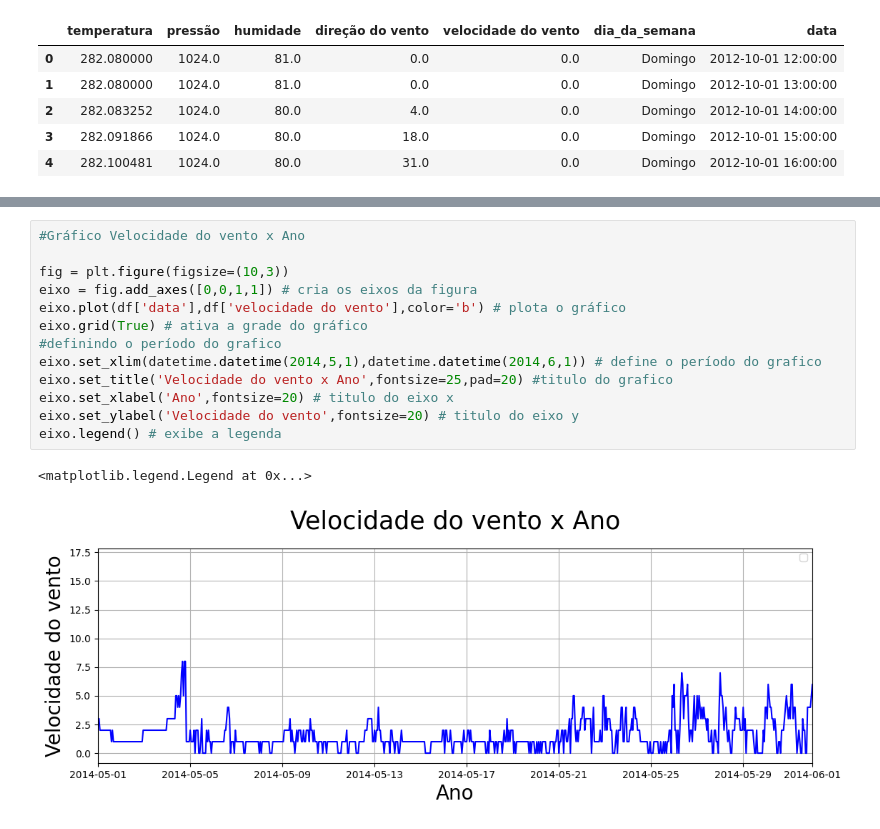
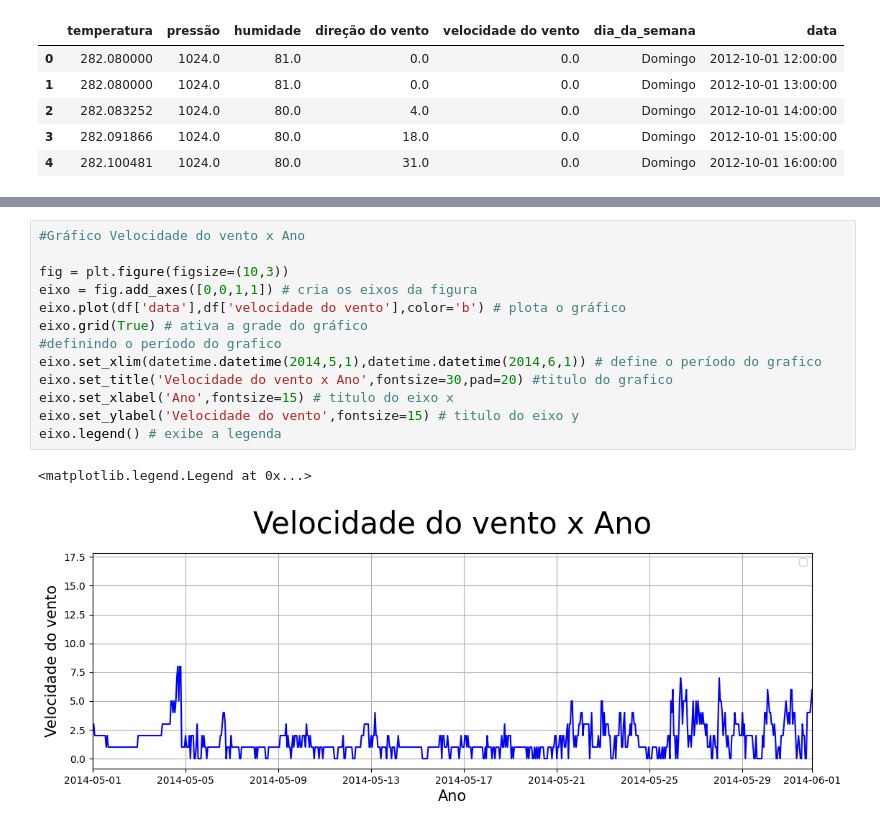
Before and after one commit to Lusan-create/2Sem-Inteligencia_Artificial, a Jupyter notebook: Aula_08.09/Topson.ipynb, the cells around one changed output, grey strips where cells are left out. Cells and saved outputs as stored; diff of their text form.

```diff
--- a/Aula_08.09/Topson.ipynb
+++ b/Aula_08.09/Topson.ipynb
@@ -34,16 +88,16 @@ eixo.legend() # exibe a legenda
 # %%
 #Gráfico Velocidade do vento x Ano
 
 fig = plt.figure(figsize=(10,3))
 eixo = fig.add_axes([0,0,1,1]) # cria os eixos da figura
 eixo.plot(df['data'],df['velocidade do vento'],color='b') # plota o gráfico
 eixo.grid(True) # ativa a grade do gráfico
 #definindo o período do grafico
 eixo.set_xlim(datetime.datetime(2014,5,1),datetime.datetime(2014,6,1)) # define o período do grafico
-eixo.set_title('Velocidade do vento x Ano',fontsize=25,pad=20) #titulo do grafico
-eixo.set_xlabel('Ano',fontsize=20) # titulo do eixo x
-eixo.set_ylabel('Velocidade do vento',fontsize=20) # titulo do eixo y
+eixo.set_title('Velocidade do vento x Ano',fontsize=30,pad=20) #titulo do grafico
+eixo.set_xlabel('Ano',fontsize=15) # titulo do eixo x
+eixo.set_ylabel('Velocidade do vento',fontsize=15) # titulo do eixo y
 eixo.legend() # exibe a legenda
 # %% [output]
 <matplotlib.legend.Legend at 0x...>
-[figure, old version]
+[figure, new version]
```
Also changed, not shown: parts of 2 cells of this notebook, 1 other file.
